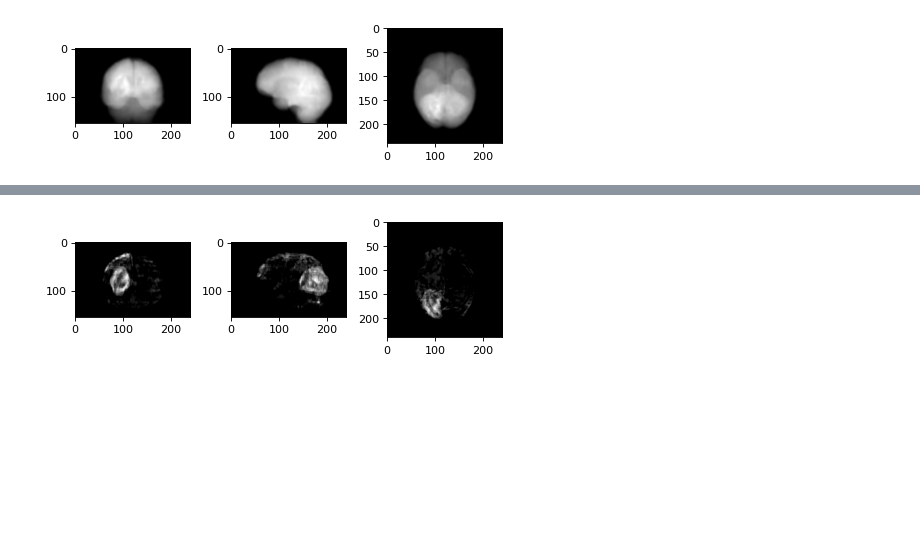
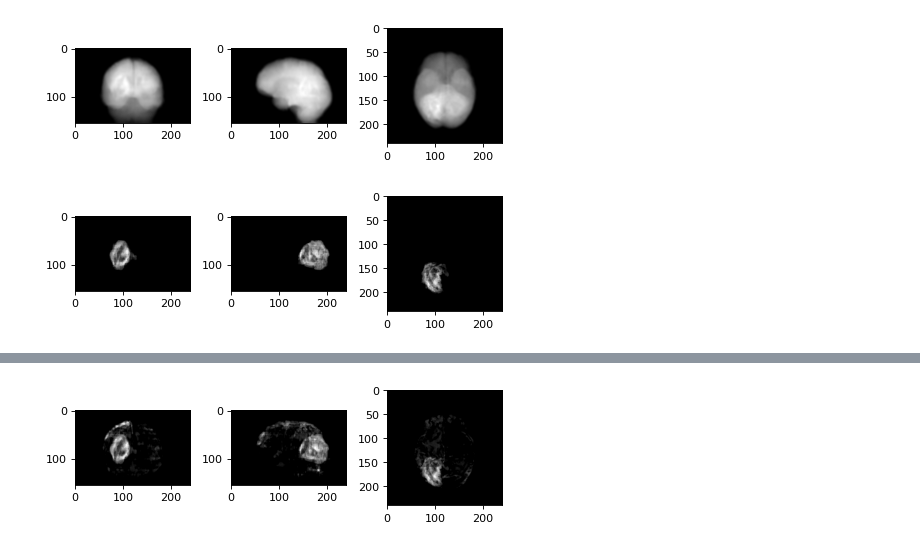
Before and after one commit to hufsaim/T10306201, a Jupyter notebook: notebook_2021/Lab05_Segmentation.ipynb, the cells around one changed output, grey strips where cells are left out. Cells and saved outputs as stored; diff of their text form; code cells hidden in the pictures; blank space fills up the shorter version.

```diff
--- a/notebook_2021/Lab05_Segmentation.ipynb
+++ b/notebook_2021/Lab05_Segmentation.ipynb
@@ -252,6 +252,8 @@ plt.show()
 ## 3D processing
 # %%
 I = np.transpose(image,(1,0,2))
+L = np.transpose(label,(1,0,2))
+
 hpx = I.shape
 hpx = (np.array(hpx)/2).astype('int')
 hpx
@@ -313,3 +317,15 @@ plt.tight_layout()
 plt.show()
 # %% [output]
 [figure]
+# %%
+plt.figure(dpi=dpiv)
+plt.subplot(131)
+plt.imshow(np.rot90(np.sum(L==4,axis=0)),cmap='gray')
+plt.subplot(132)
+plt.imshow(np.rot90(np.sum(L==4,axis=1)),cmap='gray')
+plt.subplot(133)
+plt.imshow(np.sum(L==4,axis=2),cmap='gray')
+plt.tight_layout()
+plt.show()
+# %% [output]
+[figure, added]
```
Also changed, not shown: parts of 8 cells of this notebook.
